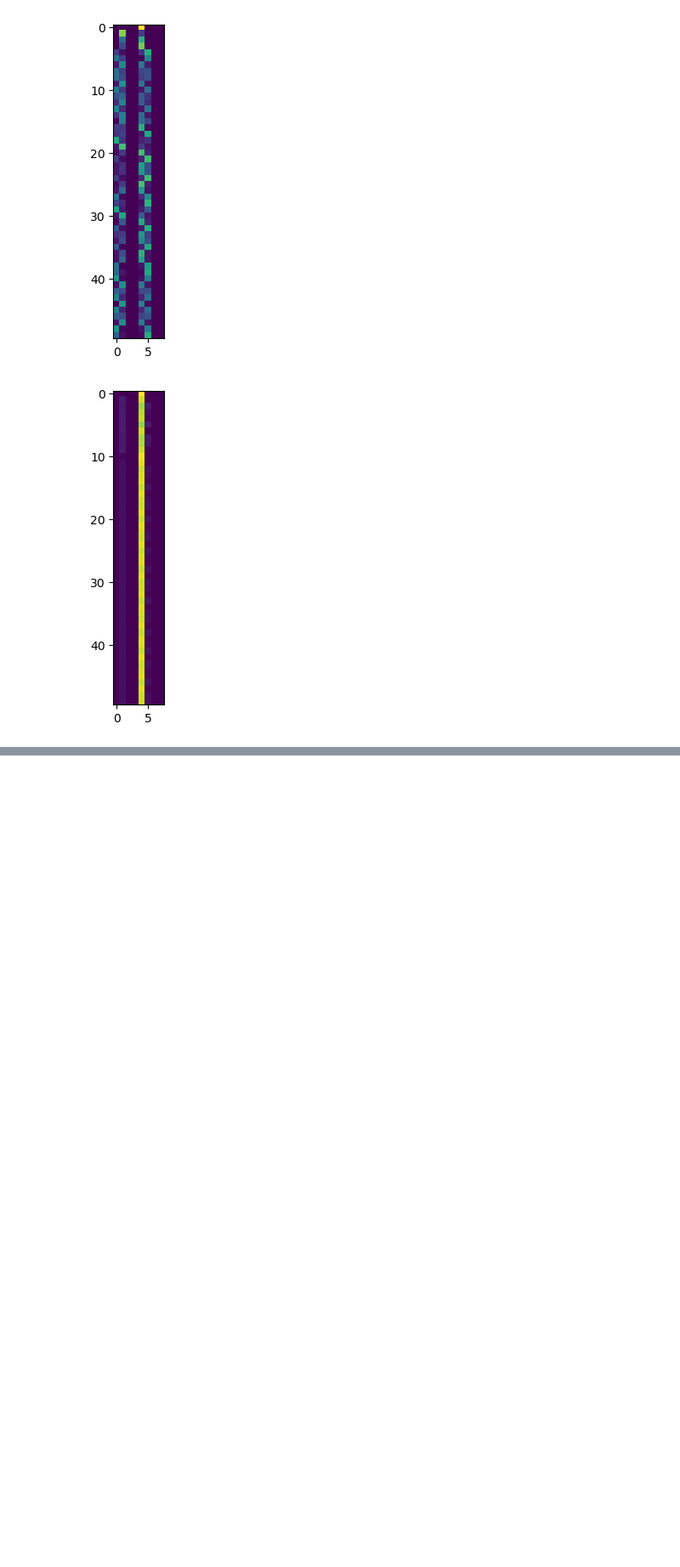
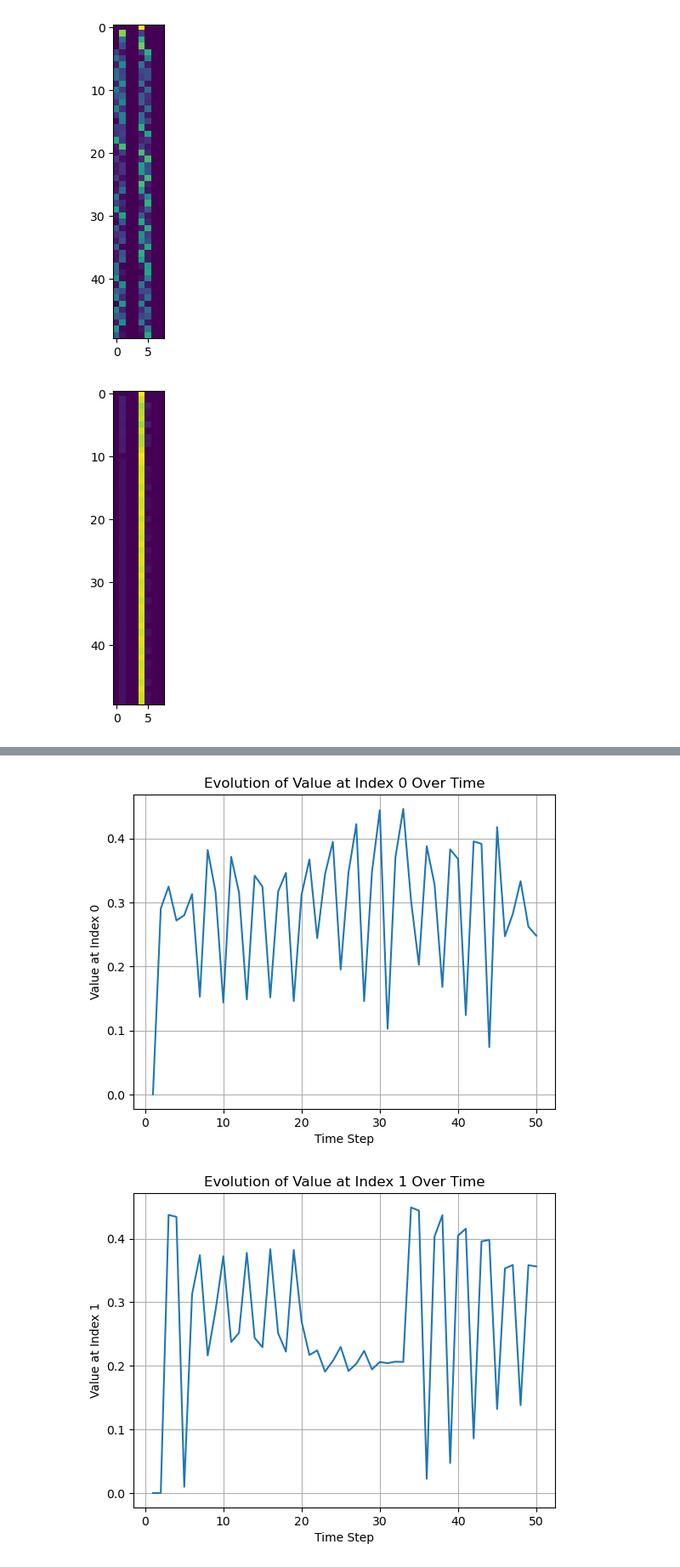
Before and after one commit to jacksonhenry3/Qnibble, a Jupyter notebook: Notebooks/MI_Conc_Wex_nexus.ipynb, the cells around one changed output, grey strips where cells are left out. Shown at 85% size. Cells and saved outputs as stored; diff of their text form; code cells hidden in the pictures; blank space fills up the shorter version.

```diff
--- a/Notebooks/MI_Conc_Wex_nexus.ipynb
+++ b/Notebooks/MI_Conc_Wex_nexus.ipynb
@@ -472,2 +456,18 @@ matrix([[0.11627418-1.37767686e-10j]])
 # %%
-#Rank three tensor for MMI
+#Rank three tensor for MMI# Example list of arrays (replace this with your actual list of arrays)
+list_of_arrays =average_mi_in_time_per_qubit  # Example data
+
+# Iterate over each value in the array
+for i in range(len(list_of_arrays[0])):
+    # Create a separate plot for each value
+    plt.figure()
+    plt.plot(range(1, len(list_of_arrays) + 1), [array[i] for array in list_of_arrays])
+    plt.xlabel('Time Step')
+    plt.ylabel(f'Value at Index {i}')
+    plt.title(f'Evolution of Value at Index {i} Over Time')
+    plt.grid(True)
+
+plt.show()
+# %% [output]
+[figure, added]
+[figure, added]
```
Also changed, not shown: parts of 12 cells of this notebook.
